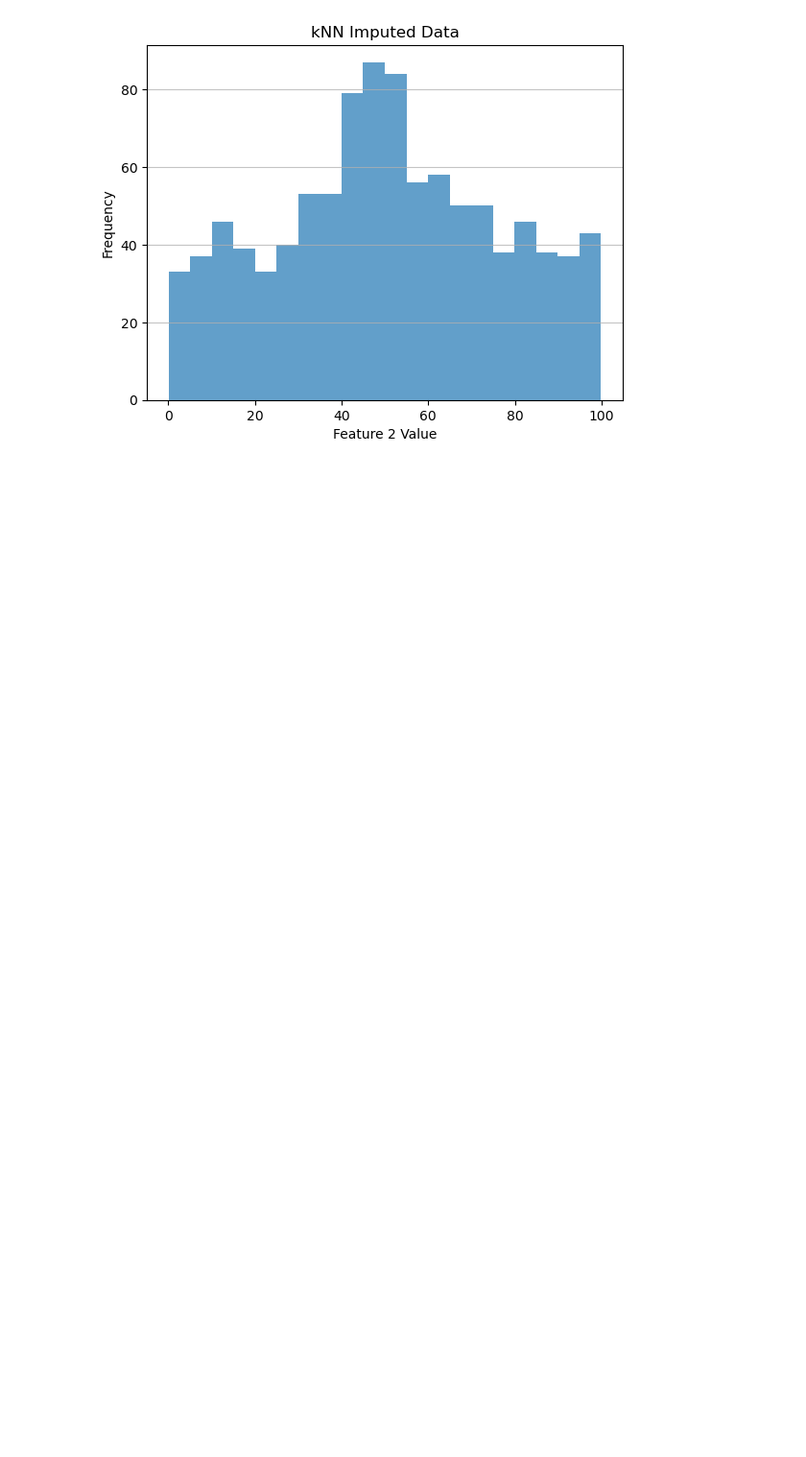
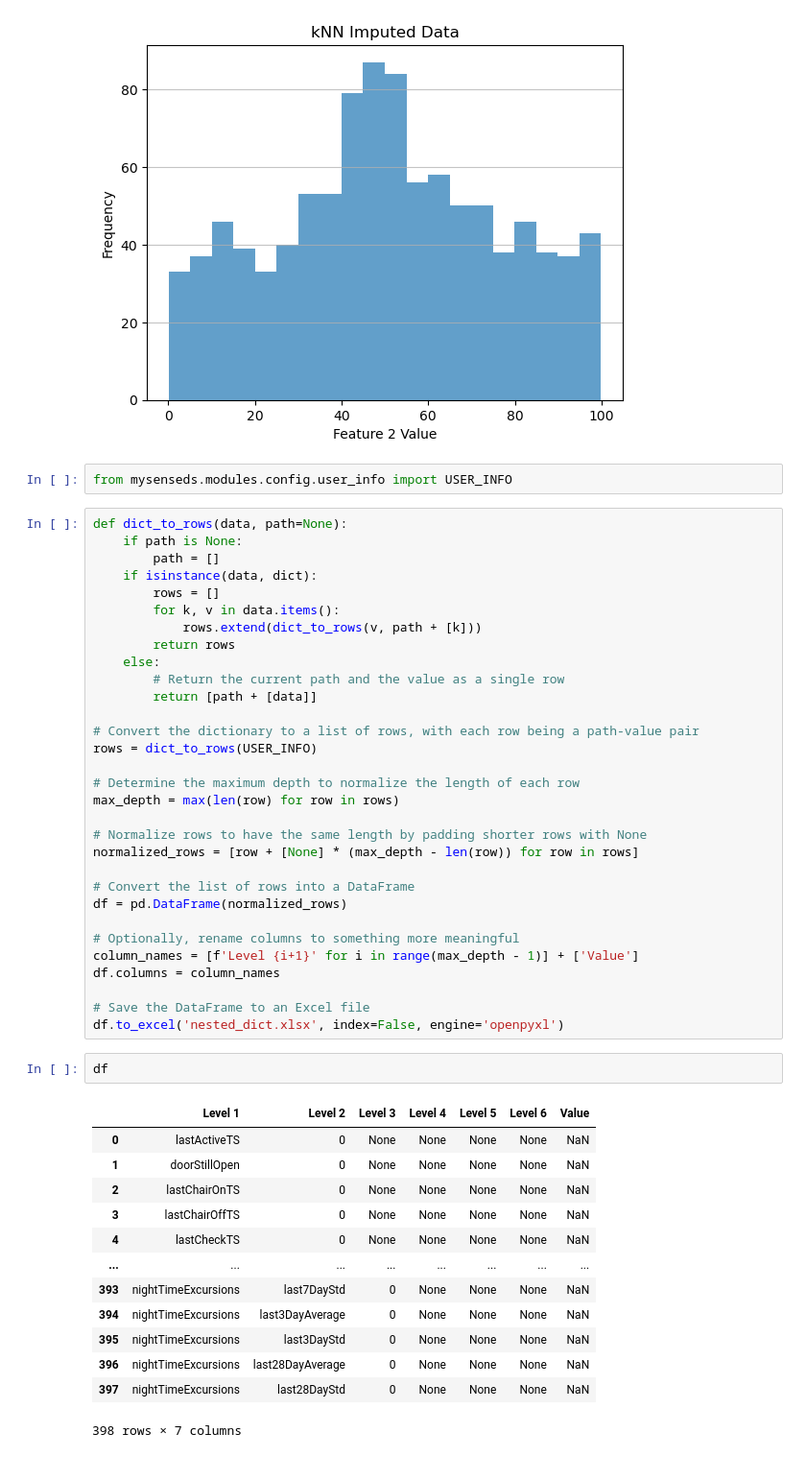
Before and after one commit to DiogoRibeiro7/Medium-Blog, a Jupyter notebook: knn_imputation.ipynb, the cells around one changed output. Shown at 96% size. Saved outputs shown, nothing was run; the diff lists cells and outputs as text; blank space fills up the shorter version.

```diff
--- a/knn_imputation.ipynb
+++ b/knn_imputation.ipynb
@@ -81,3 +81,52 @@ plot_histogram(X_knn_imputed, 'kNN Imputed Data')
 [figure]
 [figure]
 [figure]
+# %%
+from mysenseds.modules.config.user_info import USER_INFO
+# %%
+def dict_to_rows(data, path=None):
+    if path is None:
+        path = []
+    if isinstance(data, dict):
+        rows = []
+        for k, v in data.items():
+            rows.extend(dict_to_rows(v, path + [k]))
+        return rows
+    else:
+        # Return the current path and the value as a single row
+        return [path + [data]]
+
+# Convert the dictionary to a list of rows, with each row being a path-value pair
+rows = dict_to_rows(USER_INFO)
+
+# Determine the maximum depth to normalize the length of each row
+max_depth = max(len(row) for row in rows)
+
+# Normalize rows to have the same length by padding shorter rows with None
+normalized_rows = [row + [None] * (max_depth - len(row)) for row in rows]
+
+# Convert the list of rows into a DataFrame
+df = pd.DataFrame(normalized_rows)
+
+# Optionally, rename columns to something more meaningful
+column_names = [f'Level {i+1}' for i in range(max_depth - 1)] + ['Value']
+df.columns = column_names
+
+# Save the DataFrame to an Excel file
+df.to_excel('nested_dict.xlsx', index=False, engine='openpyxl')
+# %%
+df
+# %% [output]
+|  | Level 1 | Level 2 | Level 3 | Level 4 | Level 5 | Level 6 | Value |
+| 0 | lastActiveTS | 0 | None | None | None | None | NaN |
+| 1 | doorStillOpen | 0 | None | None | None | None | NaN |
+| 2 | lastChairOnTS | 0 | None | None | None | None | NaN |
+| 3 | lastChairOffTS | 0 | None | None | None | None | NaN |
+| 4 | lastCheckTS | 0 | None | None | None | None | NaN |
+| ... | ... | ... | ... | ... | ... | ... | ... |
+| 393 | nightTimeExcursions | last7DayStd | 0 | None | None | None | NaN |
+| 394 | nightTimeExcursions | last3DayAverage | 0 | None | None | None | NaN |
+| 395 | nightTimeExcursions | last3DayStd | 0 | None | None | None | NaN |
+| 396 | nightTimeExcursions | last28DayAverage | 0 | None | None | None | NaN |
+| 397 | nightTimeExcursions | last28DayStd | 0 | None | None | None | NaN |
+398 rows × 7 columns
```
Also changed, not shown: 1 other file.
